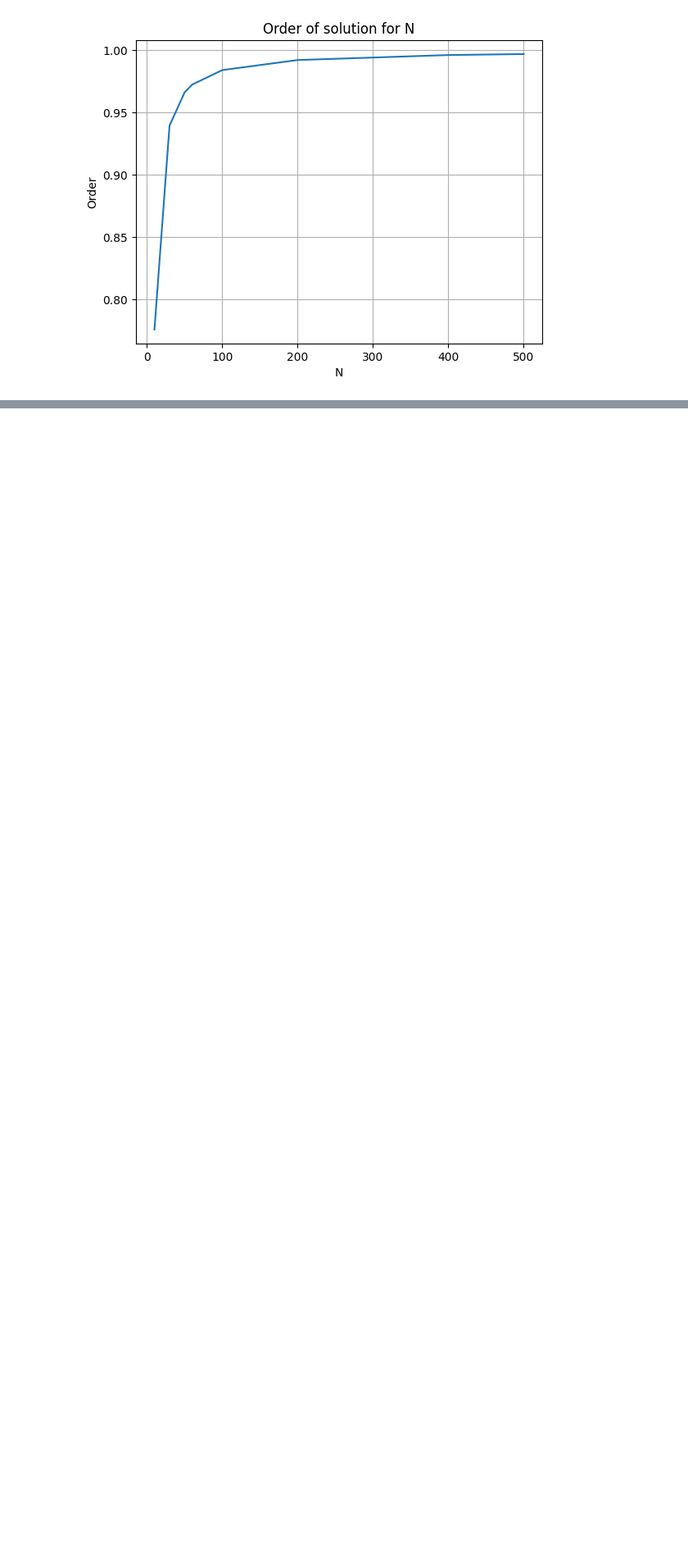
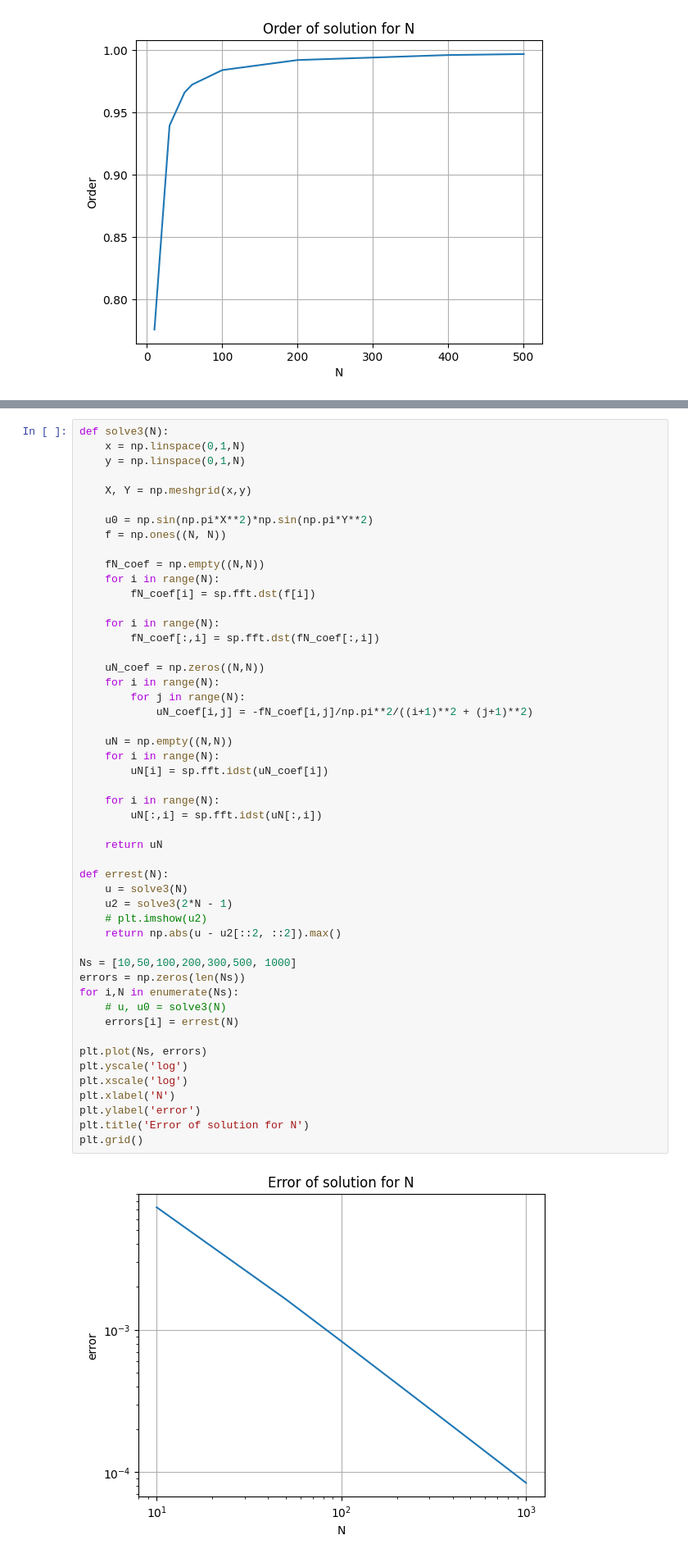
Before and after one commit to dashadem/skoltech_courses, a Jupyter notebook: NumMod/PS3_demeshko.ipynb, the cells around one changed output, grey strips where cells are left out. Shown at 82% size. Drawn from its saved outputs; the diff is of its cells as text; blank space fills up the shorter version.

Commit message:
errest

```diff
--- a/NumMod/PS3_demeshko.ipynb
+++ b/NumMod/PS3_demeshko.ipynb
@@ -334,0 +357,52 @@ plt.grid()
+# %%
+def solve3(N):
+    x = np.linspace(0,1,N)
+    y = np.linspace(0,1,N)
+
+    X, Y = np.meshgrid(x,y)
+
+    u0 = np.sin(np.pi*X**2)*np.sin(np.pi*Y**2)
+    f = np.ones((N, N))
+
+    fN_coef = np.empty((N,N))
+    for i in range(N):
+        fN_coef[i] = sp.fft.dst(f[i])
+
+    for i in range(N):
+        fN_coef[:,i] = sp.fft.dst(fN_coef[:,i])
+
+    uN_coef = np.zeros((N,N))
+    for i in range(N):
+        for j in range(N):
+            uN_coef[i,j] = -fN_coef[i,j]/np.pi**2/((i+1)**2 + (j+1)**2)
+
+    uN = np.empty((N,N))
+    for i in range(N):
+        uN[i] = sp.fft.idst(uN_coef[i])
+
+    for i in range(N):
+        uN[:,i] = sp.fft.idst(uN[:,i])
+
+    return uN
+
+def errest(N):
+    u = solve3(N)
+    u2 = solve3(2*N - 1)
+    # plt.imshow(u2)
+    return np.abs(u - u2[::2, ::2]).max()
+
+Ns = [10,50,100,200,300,500, 1000]
+errors = np.zeros(len(Ns))
+for i,N in enumerate(Ns):
+    # u, u0 = solve3(N)
+    errors[i] = errest(N)
+
+plt.plot(Ns, errors)
+plt.yscale('log')
+plt.xscale('log')
+plt.xlabel('N')
+plt.ylabel('error')
+plt.title('Error of solution for N')
+plt.grid()
+# %% [output]
+[figure, added]
```
Also changed, not shown: parts of 3 cells of this notebook.
